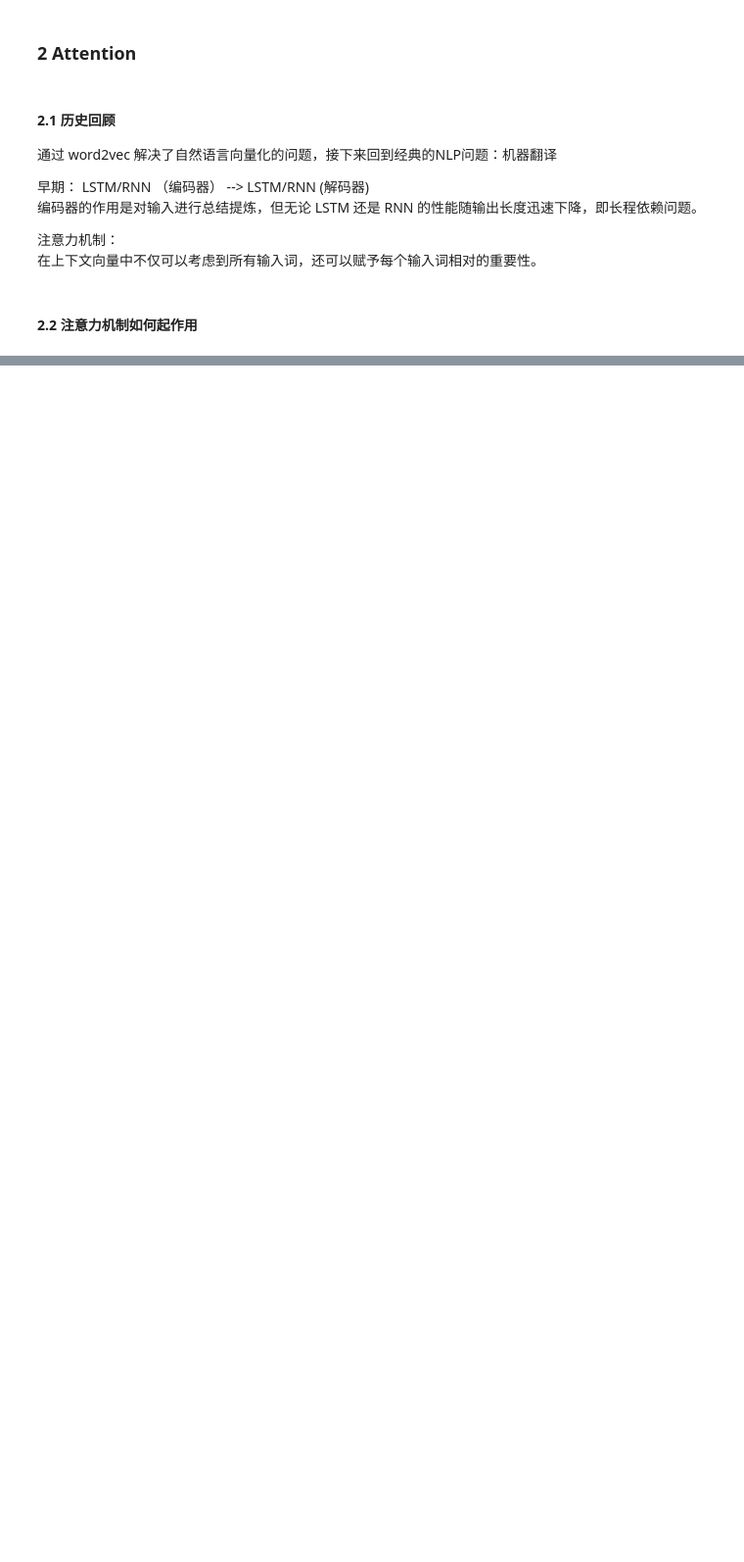
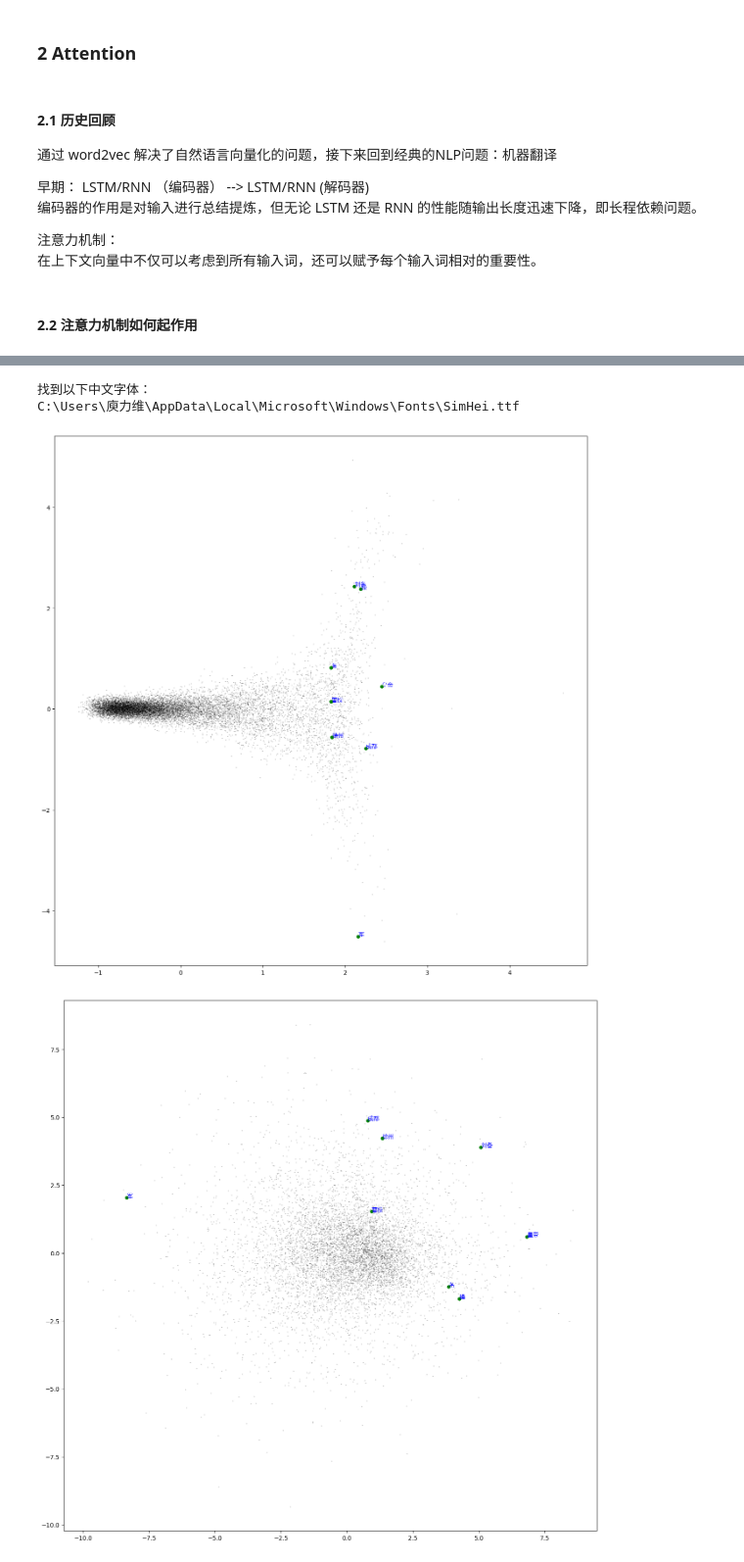
Before and after one commit to mygame182/fun-transformer, a Jupyter notebook: fun-transformer-text.ipynb, the cells around one changed output, grey strips where cells are left out. Shown at 98% size. Saved outputs shown, nothing was run; the diff lists cells and outputs as text; code cells hidden in the pictures; blank space fills up the shorter version.

```diff
--- a/fun-transformer-text.ipynb
+++ b/fun-transformer-text.ipynb
@@ -142,0 +313,72 @@ word -> vec -> word 的过程是通过隐藏层权重矩阵（可训练）完成
+# %%
+import matplotlib.font_manager as fm
+
+# 查找系统中可用的中文字体
+font_list = fm.findSystemFonts(fontpaths=None, fontext='ttf')
+
+# 列出所有包含中文字体的字体文件
+chinese_fonts = []
+for font in font_list:
+    if any(char in font for char in ['SimHei', 'SimSun', 'MSYH', 'MSYHBD', 'MSYHL']):
+        chinese_fonts.append(font)
+
+if chinese_fonts:
+    print("找到以下中文字体：")
+    for font in chinese_fonts:
+        print(font)
+else:
+    print("未找到中文字体，可能需要安装。")
+# %% [output]
+找到以下中文字体：
+C:\Users\庾力维\AppData\Local\Microsoft\Windows\Fonts\SimHei.ttf
+# %%
+import numpy as np
+import matplotlib.pyplot as plt
+from sklearn.decomposition import PCA
+import matplotlib.font_manager as fm
+
+def plot_word_vectors(model, words_to_plot):
+    rawWorVec = []
+    word2ind = {}
+    for i, w in enumerate(model.wv.index_to_key):
+        rawWorVec.append(model.wv[w])
+        word2ind[w] = i
+
+    rawWorVec = np.array(rawWorVec)
+    X_reduced = PCA(n_components=2).fit_transform(rawWorVec)
+
+    fig = plt.figure(figsize=(16, 16))
+    ax = fig.gca()
+    ax.set_facecolor('white')
+    ax.plot(X_reduced[:, 0], X_reduced[:, 1], '.', markersize=1, alpha=0.3, color='black')
+
+    # 查找系统中可用的中文字体
+    font_list = fm.findSystemFonts(fontpaths=None, fontext='ttf')
+    for font in font_list:
+        if 'SimHei' in font:
+            zhfont1 = fm.FontProperties(fname=font, size=10)
+            break
+    else:
+        print("未找到 SimHei 字体，可能需要安装。")
+        return
+
+    for w in words_to_plot:
+        if w in word2ind:
+            ind = word2ind[w]
+            xy = X_reduced[ind]
+            plt.plot(xy[0], xy[1], '.', alpha=1, color='green', markersize=10)
+            plt.text(xy[0], xy[1], w, alpha=1, color='blue', fontproperties=zhfont1)
+
+    plt.show()
+
+# 假设已经加载了词向量模型
+# 这里需要根据实际情况加载模型，例如：
+# from gensim.models import Word2Vec
+# model = Word2Vec.load('your_model.bin')
+
+words = ['备', '操','刘备','曹操', '成都', '军', '徐州', '皇帝']
+plot_word_vectors(model1, words)
+plot_word_vectors(model2, words)
+# %% [output]
+[figure, added]
+[figure, added]
```
Also changed, not shown: parts of 12 cells of this notebook, 2 other files.
